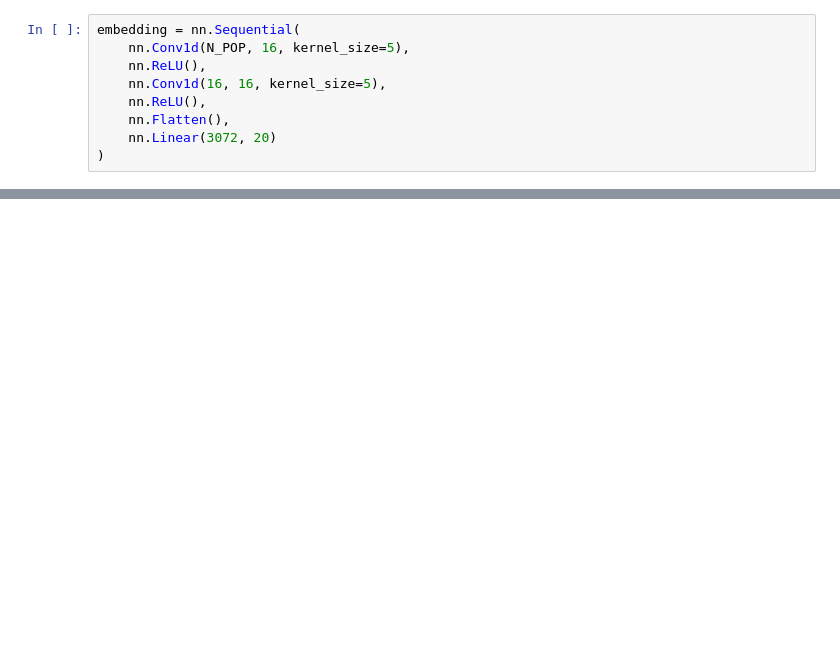
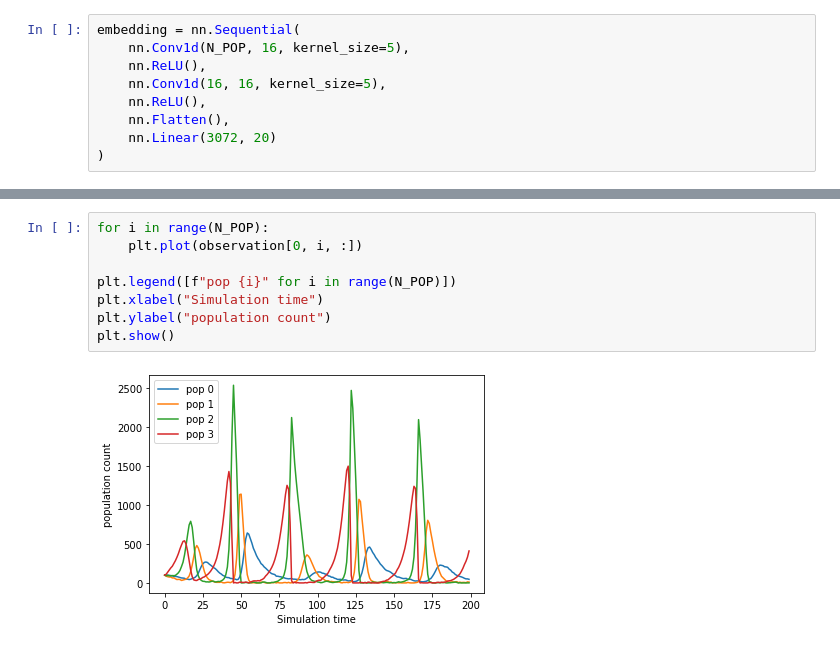
Before and after one commit to LouisRouillard/NF_test_bench, a Jupyter notebook: sbi_lotka_volterra.ipynb, the cells around one changed output, grey strips where cells are left out. Cells and saved outputs as stored; diff of their text form; blank space fills up the shorter version.

```diff
--- a/sbi_lotka_volterra.ipynb
+++ b/sbi_lotka_volterra.ipynb
@@ -180,0 +181,10 @@ KeyboardInterrupt:
+# %%
+for i in range(N_POP):
+    plt.plot(observation[0, i, :])
+
+plt.legend([f"pop {i}" for i in range(N_POP)])
+plt.xlabel("Simulation time")
+plt.ylabel("population count")
+plt.show()
+# %% [output]
+[figure, added]
```
Also changed, not shown: parts of 11 cells of this notebook.
